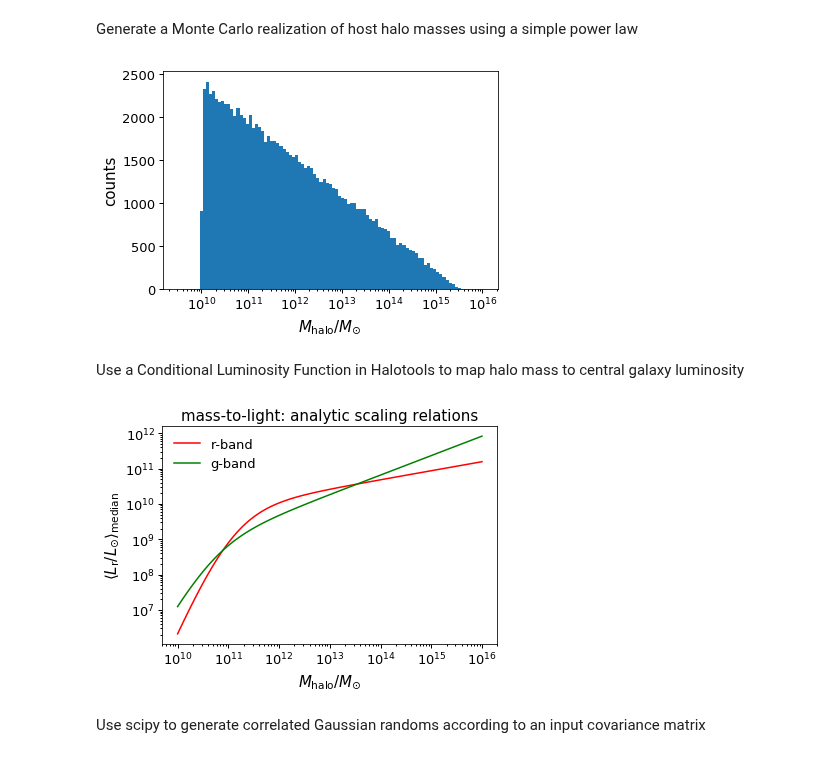
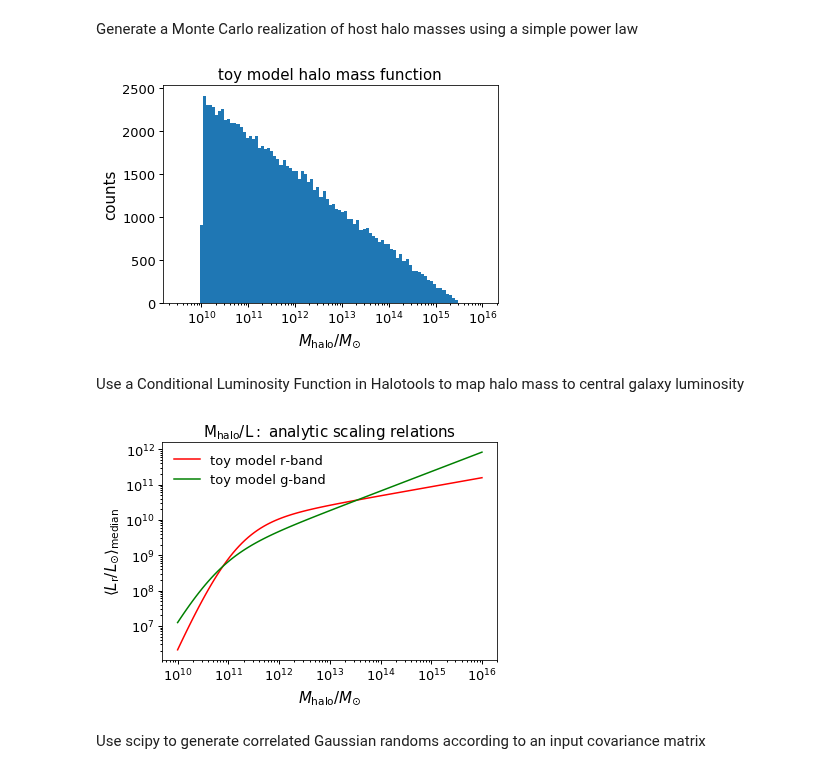
Before and after one commit to aphearin/galsampler_trial_problems, a Jupyter notebook: first_rescaling_trial_problem.ipynb, the cells around one changed output. Saved outputs shown, nothing was run; the diff lists cells and outputs as text; code cells hidden in the pictures.

Commit message:
Updated notebook with prettier figures

```diff
--- a/first_rescaling_trial_problem.ipynb
+++ b/first_rescaling_trial_problem.ipynb
@@ -14,32 +14,33 @@ Generate a Monte Carlo realization of host halo masses using a simple power law
 # %%
 from scipy.stats import powerlaw
 
 #  First generate a power law variable distributed across the unit interval
 uran = np.random.rand(num_halos)
 index = 2
 y = powerlaw.isf(1-uran, index)
 
 #  Now rescale the variable to span the typical range of host halo masses
 log_mhalo_min, log_mhalo_max = 10, 15.5
 dlog_mhalo = log_mhalo_max - log_mhalo_min
 galaxies['host_halo_mass'] = 10**(log_mhalo_max - dlog_mhalo*y)
 
 #  Inspect the results
 fig, ax = plt.subplots(1, 1)
 xscale = ax.set_xscale('log')
 log_mhalo_bins = np.logspace(9.5, 16, 100)
 __=ax.hist(galaxies['host_halo_mass'], bins=log_mhalo_bins)
 xlabel = ax.set_xlabel(r'$M_{\rm halo}/M_{\odot}$')
 ylabel = ax.set_ylabel(r'counts')
+title = ax.set_title('toy model halo mass function')
 # %% [output]
-[figure, old version]
+[figure, new version]
 # %% [markdown]
 Use a Conditional Luminosity Function in Halotools to map halo mass to central galaxy luminosity
 # %%
 from halotools.empirical_models import Cacciato09Cens
 clf_model = Cacciato09Cens()
 
-m = np.logspace(10, 16, 100)
+halo_mass_table = np.logspace(10, 16, 100)
 
 #  Set parameters for the r-band relation (these are just toy values)
 clf_model.param_dict['gamma_1'] = 3.273
@@ -47,7 +48,7 @@ clf_model.param_dict['log_L_0'] = 9.935
 clf_model.param_dict['log_M_1'] = 11.07
 clf_model.param_dict['gamma_2'] = 0.255
 
-median_lr_table = clf_model.median_prim_galprop(prim_haloprop=m)
+median_lr_table = clf_model.median_prim_galprop(prim_haloprop=halo_mass_table)
 
 #  Store the parameter dictionary for later use
 from copy import deepcopy
@@ -59,7 +60,7 @@ clf_model.param_dict['log_L_0'] = 9.
 clf_model.param_dict['log_M_1'] = 10.7
 clf_model.param_dict['gamma_2'] = 0.55
 
-median_lg_table = clf_model.median_prim_galprop(prim_haloprop=m)
+median_lg_table = clf_model.median_prim_galprop(prim_haloprop=halo_mass_table)
 
 #  Store the parameter dictionary for later use
 gband_dict = deepcopy(clf_model.param_dict)
@@ -68,18 +69,18 @@ gband_dict = deepcopy(clf_model.param_dict)
 fig, ax = plt.subplots(1, 1)
 __=ax.loglog()
 
-__=ax.plot(m, median_lr_table, label='r-band', color='red')
-__=ax.plot(m, median_lg_table, label='g-band', color='green')
+__=ax.plot(halo_mass_table, median_lr_table, label='toy model r-band', color='red')
+__=ax.plot(halo_mass_table, median_lg_table, label='toy model g-band', color='green')
 
 xlabel = ax.set_xlabel(r'$M_{\rm halo}/M_{\odot}$')
 ylabel = ax.set_ylabel(r'$\langle L_{\rm r} / L_{\odot}\rangle_{\rm median}$')
-title = ax.set_title(r'mass-to-light: analytic scaling relations')
+title = ax.set_title(r'${\rm M_{halo}/L}:$ analytic scaling relations')
 legend = ax.legend()
 
 figname = 'analytic_mass_to_light_g_r_bands.pdf'
 fig.savefig(figname, bbox_extra_artists=[xlabel, ylabel], bbox_inches='tight')
 # %% [output]
-[figure, old version]
+[figure, new version]
 # %% [markdown]
 Use scipy to generate correlated Gaussian randoms according to an input covariance matrix
 # %%
```
Also changed, not shown: parts of 4 cells of this notebook.
